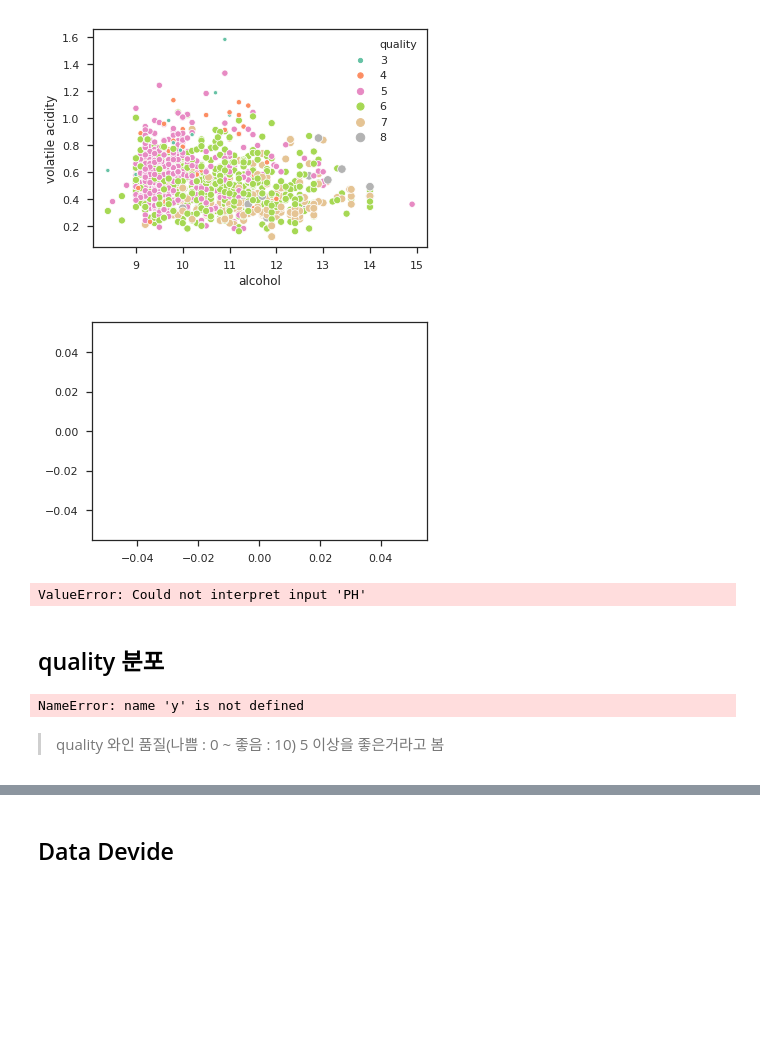
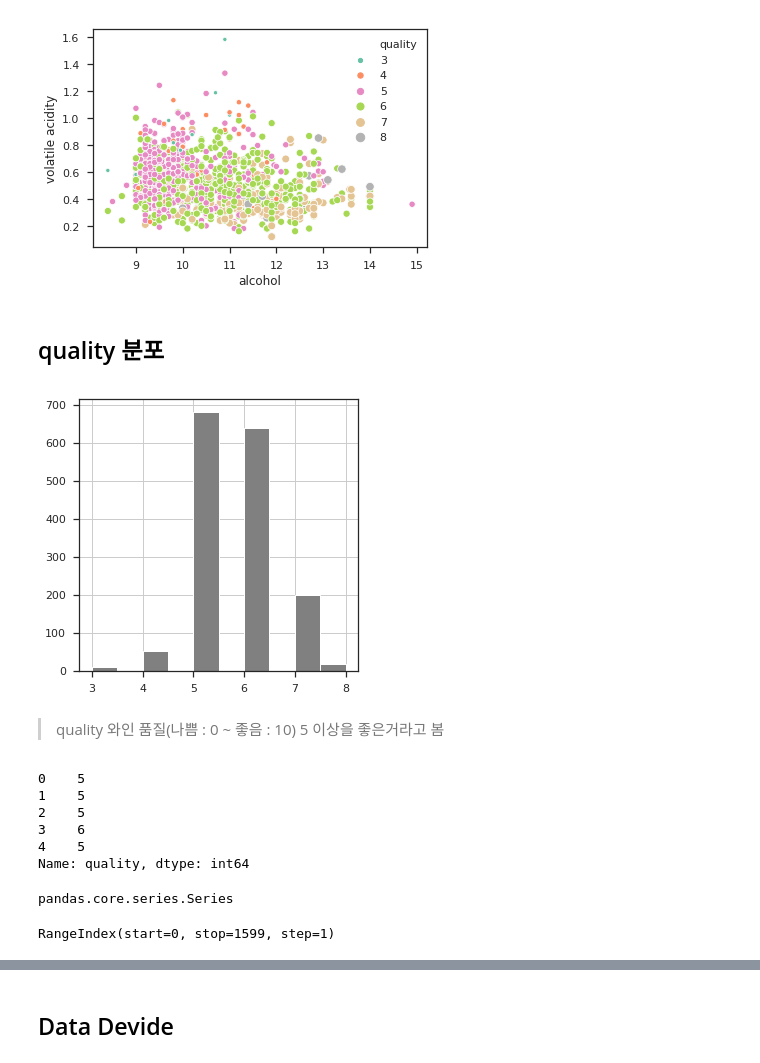
Before and after one commit to wonbae/wine-quality-sales, a Jupyter notebook: Redwine-analysis.ipynb, the cells around one changed output, grey strips where cells are left out. Saved outputs shown, nothing was run; the diff lists cells and outputs as text; code cells hidden in the pictures; blank space fills up the shorter version.

Commit message:
have to complete about mssing value and test

```diff
--- a/Redwine-analysis.ipynb
+++ b/Redwine-analysis.ipynb
@@ -118,9 +118,9 @@ extra.head()
 # %% [markdown]
 > 240개의 중복이 존재,
 # %%
-yy = data.quality
+wine_quality = data.quality
 X = data.drop('quality', axis=1)
-print(yy.shape, X.shape)
+print(wine_quality.shape, X.shape)
 # %% [output]
 (1599,) (1599, 11)
 # %%
@@ -187,7 +191,7 @@ cor_cols = cor_abs.nlargest(n=15, columns='quality').index # price과 correlatio
 cor = np.array(sp.stats.spearmanr(data[cor_cols].values))[0] # 10 x 10
 print(cor_cols.values)
 plt.figure(figsize=(17,17))
-sns.set(font_scale=1.25)
+sns.set(font_scale=1.25)barplot
 sns.heatmap(cor.astype(float), fmt='.3f', annot=True, square=True , annot_kws={'size' : 12} ,xticklabels=cor_cols.values, yticklabels=cor_cols.values)
 # %% [output]
 ['quality' 'alcohol' 'volatile acidity' 'sulphates' 'citric acid'
@@ -249,27 +253,13 @@ ax = sns.scatterplot(x="alcohol", y="volatile acidity",
 # sns.scatterplot( x='alcohol', y ='volatile acidity', hue = 'quality', style = 'quality', data)
 # %%
 ### Alcohol vs Volatile Acidity with Quality as Color
-# %%
-# import numpy as np, pandas as pd; plt.close("all")
-index = pd.date_range("1 1 2000", periods=100,freq="m", name="date")
-
-wide_df = pd.DataFrame(data, index, ["3", "4", "5", "6", "7", "8"])
-ax = sns.scatterplot(data=wide_df)
-# %% [output]
-[figure, removed]
-# %%
-sns.boxplot(x="pH", y="fixed acidity", hue="ph", data=data)
-plt.title("요일 별, 성별 전체 팁의 Box Plot")
-plt.show()
-# %% [output]
-ValueError: Could not interpret input 'PH'
 # %% [markdown]
 ## quality 분포
 # %%
-y.hist(figsize=(5,5), color='gray')
+yy.hist(figsize=(5,5), color='gray')
 plt.show()
 # %% [output]
-NameError: name 'y' is not defined
+[figure, added]
 # %% [markdown]
 > quality     와인 품질(나쁨 : 0 ~ 좋음 : 10)
 > 5 이상을 좋은거라고 봄
@@ -276,3 +273,20 @@ NameError: name 'y' is not defined
 # %%
-y1 = (y > 5).astype(int)
-y1.head(10)
+# y1 = (yy > 5).astype(int)
+# y1.head(10)
+
+wine_quality.head()
+# %% [output]
+0    5
+1    5
+2    5
+3    6
+4    5
+Name: quality, dtype: int64
+# %%
+type(wine_quality)
+# %% [output]
+pandas.core.series.Series
+# %%
+wine_quality.index
+# %% [output]
+RangeIndex(start=0, stop=1599, step=1)
```
Also changed, not shown: parts of 26 cells of this notebook.
